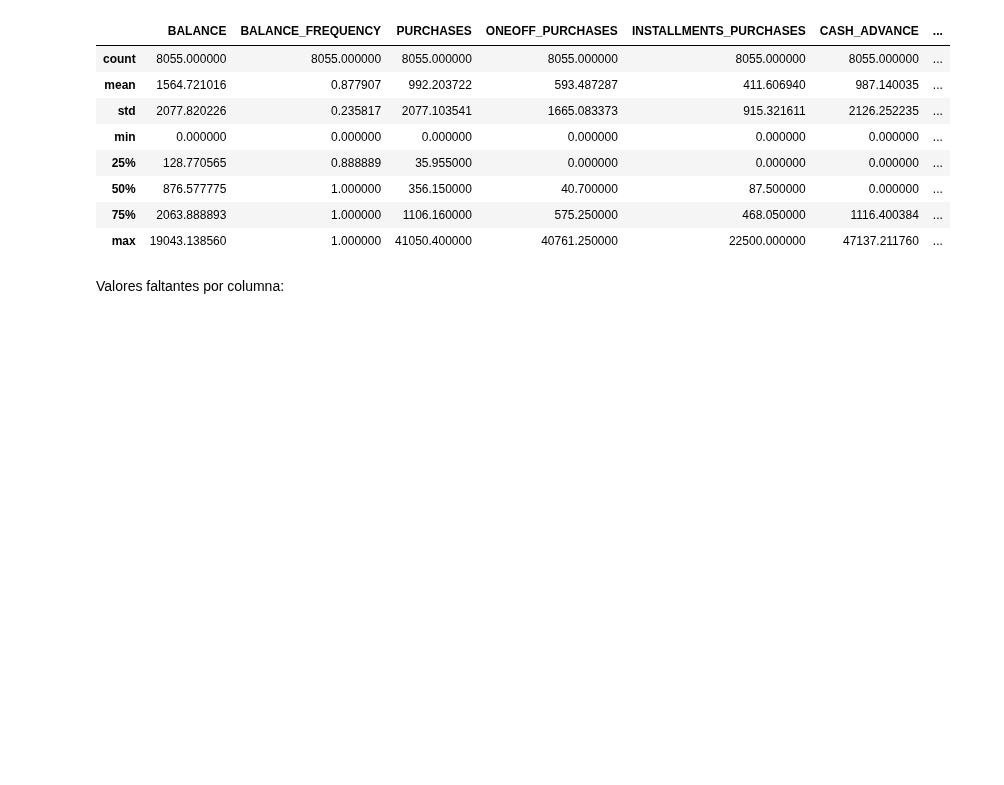
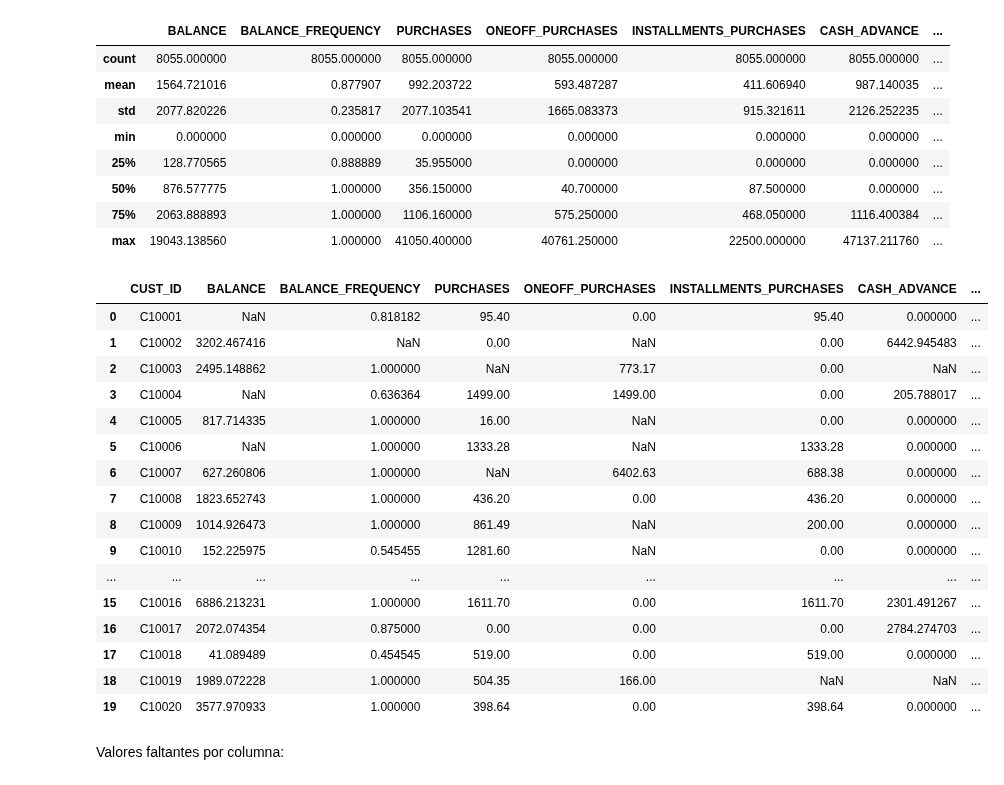
Before and after one commit to WSmithDR/espol-bootcamp-data_science, a Jupyter notebook: main.ipynb, the cells around one changed output. Cells and saved outputs as stored; diff of their text form; code cells hidden in the pictures; blank space fills up the shorter version.

```diff
--- a/main.ipynb
+++ b/main.ipynb
@@ -30,6 +30,26 @@ sb.describe()
 | 50% | 876.577775 | 1.000000 | 356.150000 | 40.700000 | 87.500000 | 0.000000 | ... |
 | 75% | 2063.888893 | 1.000000 | 1106.160000 | 575.250000 | 468.050000 | 1116.400384 | ... |
 | max | 19043.138560 | 1.000000 | 41050.400000 | 40761.250000 | 22500.000000 | 47137.211760 | ... |
+# %%
+sb.head(20)
+# %% [output]
+|  | CUST_ID | BALANCE | BALANCE_FREQUENCY | PURCHASES | ONEOFF_PURCHASES | INSTALLMENTS_PURCHASES | CASH_ADVANCE | ... |
+| 0 | C10001 | NaN | 0.818182 | 95.40 | 0.00 | 95.40 | 0.000000 | ... |
+| 1 | C10002 | 3202.467416 | NaN | 0.00 | NaN | 0.00 | 6442.945483 | ... |
+| 2 | C10003 | 2495.148862 | 1.000000 | NaN | 773.17 | 0.00 | NaN | ... |
+| 3 | C10004 | NaN | 0.636364 | 1499.00 | 1499.00 | 0.00 | 205.788017 | ... |
+| 4 | C10005 | 817.714335 | 1.000000 | 16.00 | NaN | 0.00 | 0.000000 | ... |
+| 5 | C10006 | NaN | 1.000000 | 1333.28 | NaN | 1333.28 | 0.000000 | ... |
+| 6 | C10007 | 627.260806 | 1.000000 | NaN | 6402.63 | 688.38 | 0.000000 | ... |
+| 7 | C10008 | 1823.652743 | 1.000000 | 436.20 | 0.00 | 436.20 | 0.000000 | ... |
+| 8 | C10009 | 1014.926473 | 1.000000 | 861.49 | NaN | 200.00 | 0.000000 | ... |
+| 9 | C10010 | 152.225975 | 0.545455 | 1281.60 | NaN | 0.00 | 0.000000 | ... |
+| ... | ... | ... | ... | ... | ... | ... | ... | ... |
+| 15 | C10016 | 6886.213231 | 1.000000 | 1611.70 | 0.00 | 1611.70 | 2301.491267 | ... |
+| 16 | C10017 | 2072.074354 | 0.875000 | 0.00 | 0.00 | 0.00 | 2784.274703 | ... |
+| 17 | C10018 | 41.089489 | 0.454545 | 519.00 | 0.00 | 519.00 | 0.000000 | ... |
+| 18 | C10019 | 1989.072228 | 1.000000 | 504.35 | 166.00 | NaN | NaN | ... |
+| 19 | C10020 | 3577.970933 | 1.000000 | 398.64 | 0.00 | 398.64 | 0.000000 | ... |
 # %% [markdown]
 Valores faltantes por columna:
 # %%
```
